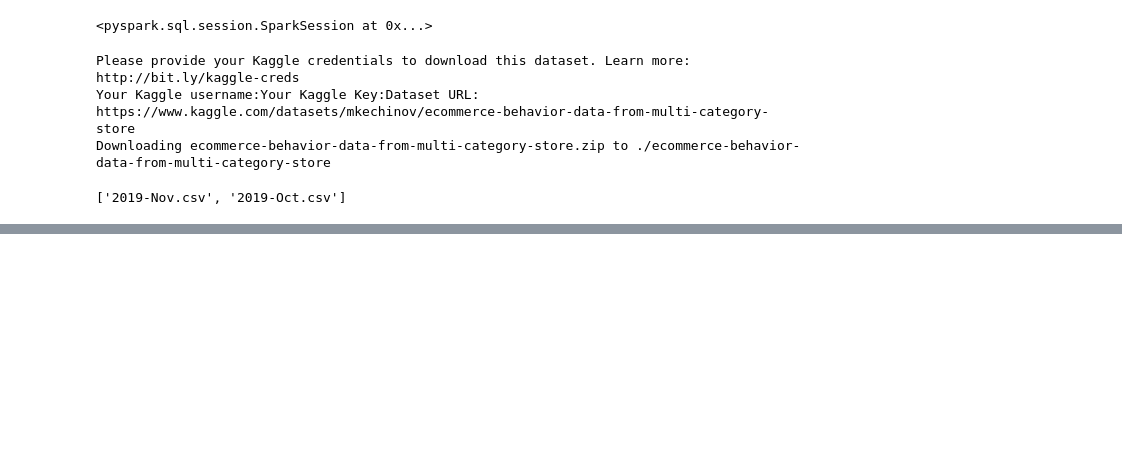
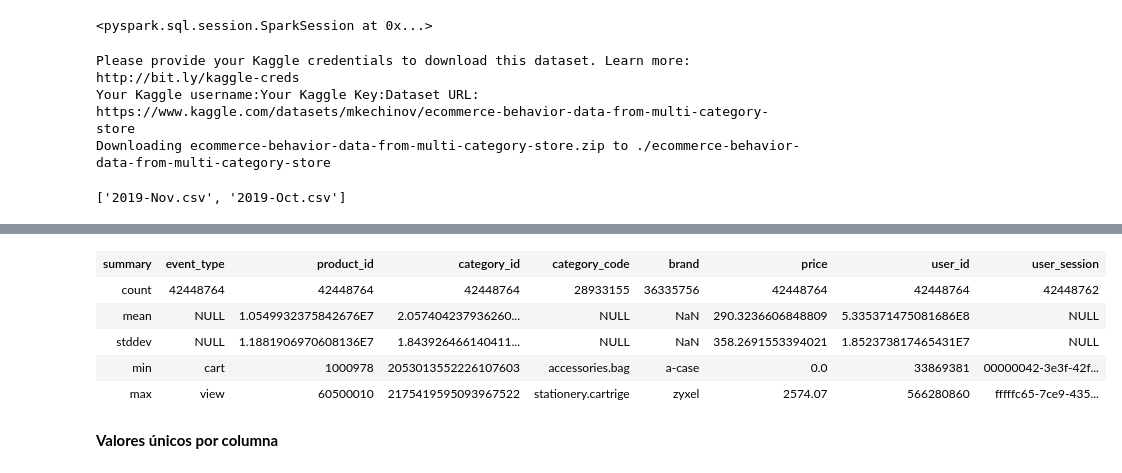
Before and after one commit to Felamar/ml-ecommerce, a Jupyter notebook: proyecto-final.ipynb, the cells around one changed output, grey strips where cells are left out. Drawn from its saved outputs; the diff is of its cells as text; code cells hidden in the pictures; blank space fills up the shorter version.

```diff
--- a/proyecto-final.ipynb
+++ b/proyecto-final.ipynb
@@ -91,0 +118,11 @@ Columnas: ['event_time', 'event_type', 'product_id', 'category_id', 'category_co
+# %%
+df.describe()
+# %% [output]
+| summary | event_type | product_id | category_id | category_code | brand | price | user_id | user_session |
+| count | 42448764 | 42448764 | 42448764 | 28933155 | 36335756 | 42448764 | 42448764 | 42448762 |
+| mean | NULL | 1.0549932375842676E7 | 2.057404237936260... | NULL | NaN | 290.3236606848809 | 5.335371475081686E8 | NULL |
+| stddev | NULL | 1.1881906970608136E7 | 1.843926466140411... | NULL | NaN | 358.2691553394021 | 1.852373817465431E7 | NULL |
+| min | cart | 1000978 | 2053013552226107603 | accessories.bag | a-case | 0.0 | 33869381 | 00000042-3e3f-42f... |
+| max | view | 60500010 | 2175419595093967522 | stationery.cartrige | zyxel | 2574.07 | 566280860 | fffffc65-7ce9-435... |
+# %% [markdown]
+__Valores únicos por columna__
```
Also changed, not shown: parts of 36 cells of this notebook.
